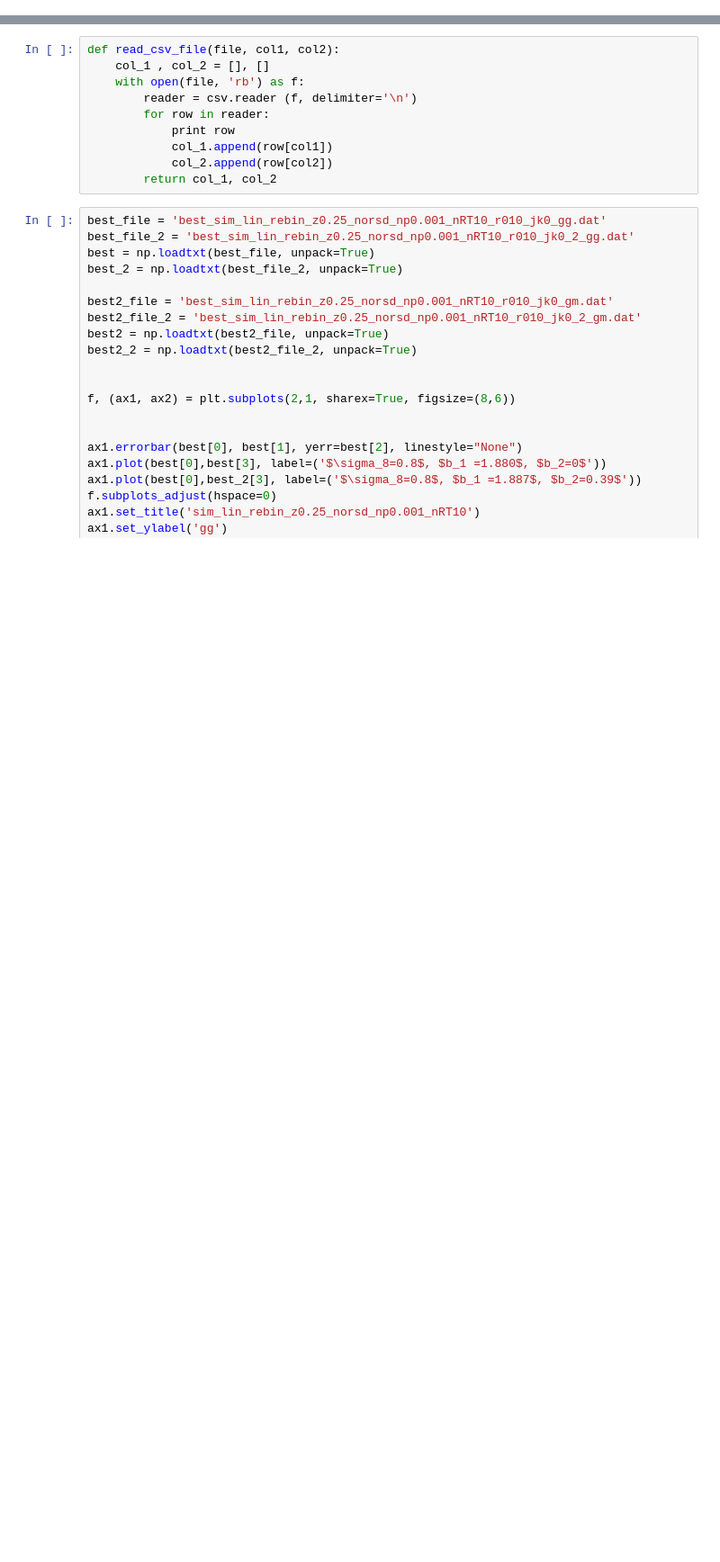
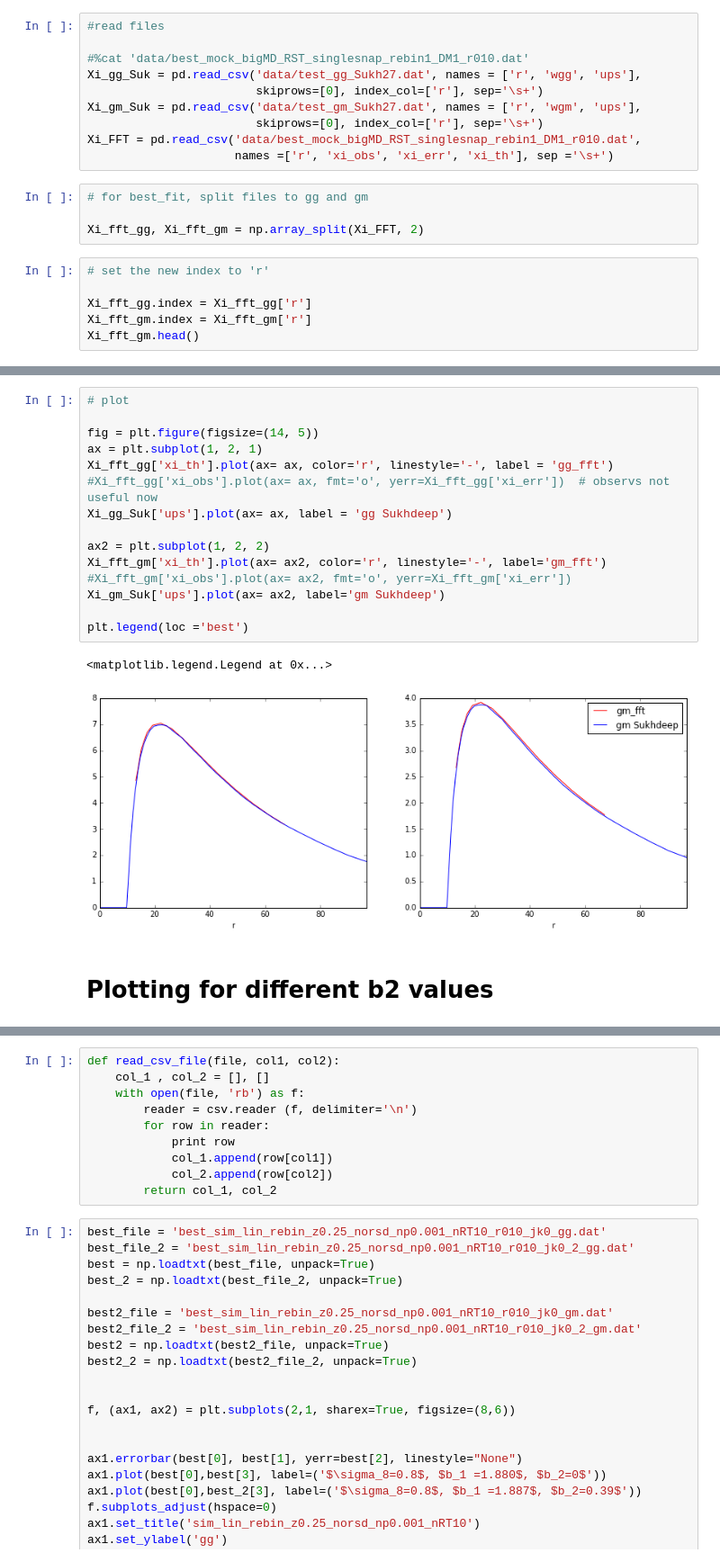
Before and after one commit to ja-vazquez/Upsilon, a Jupyter notebook: Results/plots.ipynb, the cells around one changed output, grey strips where cells are left out. Shown at 90% size. Cells and saved outputs as stored; diff of their text form; blank space fills up the shorter version.

```diff
--- a/Results/plots.ipynb
+++ b/Results/plots.ipynb
@@ -6,0 +43,20 @@ import matplotlib.pyplot as plt
+# %%
+#read files
+
+#%cat 'data/best_mock_bigMD_RST_singlesnap_rebin1_DM1_r010.dat'
+Xi_gg_Suk = pd.read_csv('data/test_gg_Sukh27.dat', names = ['r', 'wgg', 'ups'],
+                        skiprows=[0], index_col=['r'], sep='\s+')
+Xi_gm_Suk = pd.read_csv('data/test_gm_Sukh27.dat', names = ['r', 'wgm', 'ups'],
+                        skiprows=[0], index_col=['r'], sep='\s+')
+Xi_FFT = pd.read_csv('data/best_mock_bigMD_RST_singlesnap_rebin1_DM1_r010.dat',
+                     names =['r', 'xi_obs', 'xi_err', 'xi_th'], sep ='\s+')
+# %%
+# for best_fit, split files to gg and gm
+
+Xi_fft_gg, Xi_fft_gm = np.array_split(Xi_FFT, 2)
+# %%
+# set the new index to 'r'
+
+Xi_fft_gg.index = Xi_fft_gg['r']
+Xi_fft_gm.index = Xi_fft_gm['r']
+Xi_fft_gm.head()
@@ -6,0 +71,20 @@ import matplotlib.pyplot as plt
+# %%
+# plot
+
+fig = plt.figure(figsize=(14, 5))
+ax = plt.subplot(1, 2, 1)
+Xi_fft_gg['xi_th'].plot(ax= ax, color='r', linestyle='-', label = 'gg_fft')
+#Xi_fft_gg['xi_obs'].plot(ax= ax, fmt='o', yerr=Xi_fft_gg['xi_err'])  # observs not useful now
+Xi_gg_Suk['ups'].plot(ax= ax, label = 'gg Sukhdeep')
+
+ax2 = plt.subplot(1, 2, 2)
+Xi_fft_gm['xi_th'].plot(ax= ax2, color='r', linestyle='-', label='gm_fft')
+#Xi_fft_gm['xi_obs'].plot(ax= ax2, fmt='o', yerr=Xi_fft_gm['xi_err'])
+Xi_gm_Suk['ups'].plot(ax= ax2, label='gm Sukhdeep')
+
+plt.legend(loc ='best')
+# %% [output]
+<matplotlib.legend.Legend at 0x...>
+[figure, added]
+# %% [markdown]
+# Plotting for different b2 values
```
Also changed, not shown: parts of 12 cells of this notebook, 10 other files.
